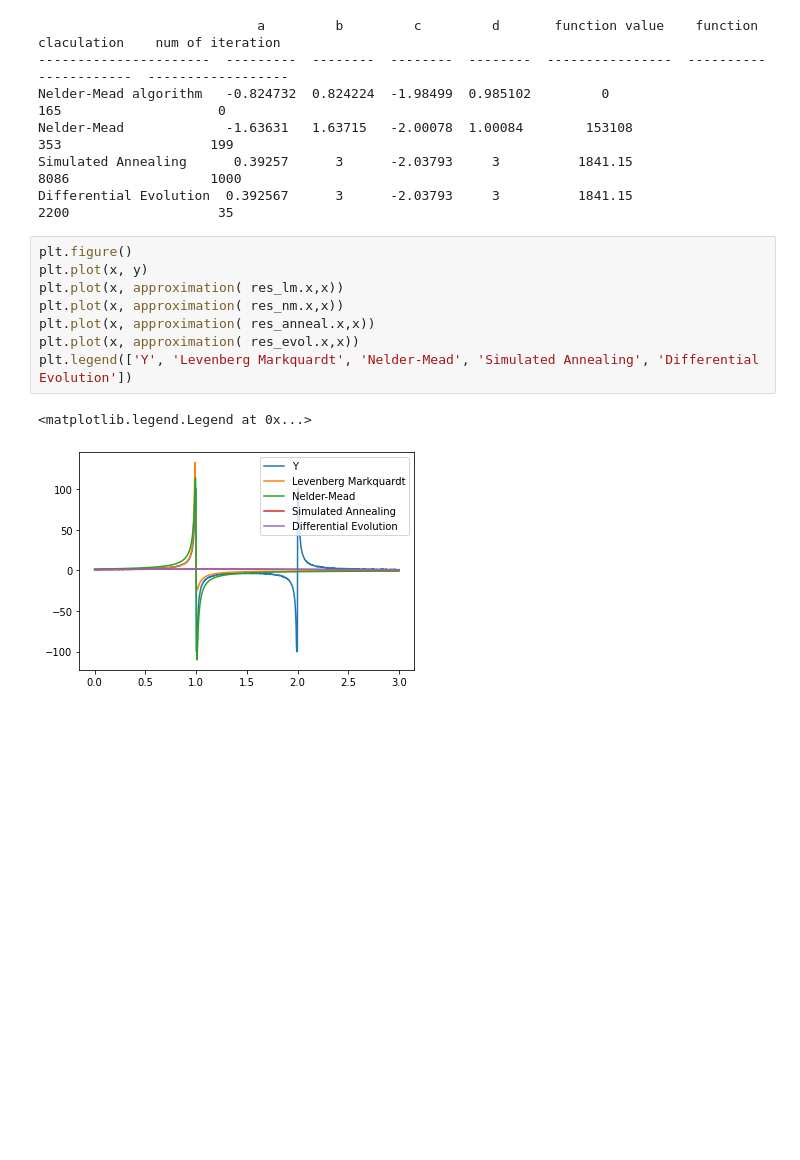
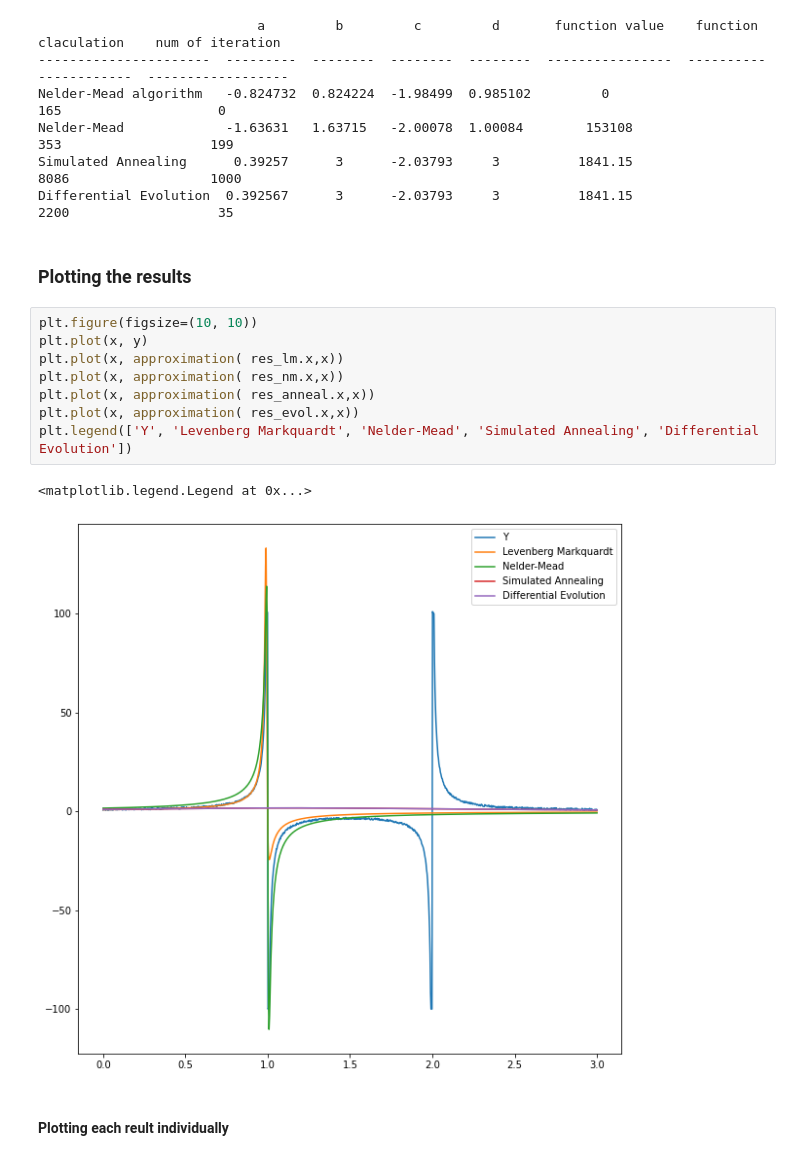
Before and after one commit to Nemat-Allah-Aloush/Algo_Tasks, a Jupyter notebook: Task 04.ipynb, the cells around one changed output. Cells and saved outputs as stored; diff of their text form; blank space fills up the shorter version.

```diff
--- a/Task 04.ipynb
+++ b/Task 04.ipynb
@@ -77,15 +79,19 @@ Nelder-Mead algorithm   -0.824732  0.824224  -1.98499  0.985102         0
 Nelder-Mead             -1.63631   1.63715   -2.00078  1.00084        153108                353                   199
 Simulated Annealing      0.39257      3      -2.03793     3          1841.15                8086                  1000
 Differential Evolution  0.392567      3      -2.03793     3          1841.15                2200                   35
+# %% [markdown]
+### Plotting the results
 # %%
-plt.figure()
+plt.figure(figsize=(10, 10))
 plt.plot(x, y)
 plt.plot(x, approximation( res_lm.x,x))
 plt.plot(x, approximation( res_nm.x,x))
 plt.plot(x, approximation( res_anneal.x,x))
 plt.plot(x, approximation( res_evol.x,x))
 plt.legend(['Y', 'Levenberg Markquardt', 'Nelder-Mead', 'Simulated Annealing', 'Differential Evolution'])
 # %% [output]
 <matplotlib.legend.Legend at 0x...>
-[figure, old version]
+[figure, new version]
+# %% [markdown]
+#### Plotting each reult individually
 # %%
```
Also changed, not shown: parts of 7 cells of this notebook.
